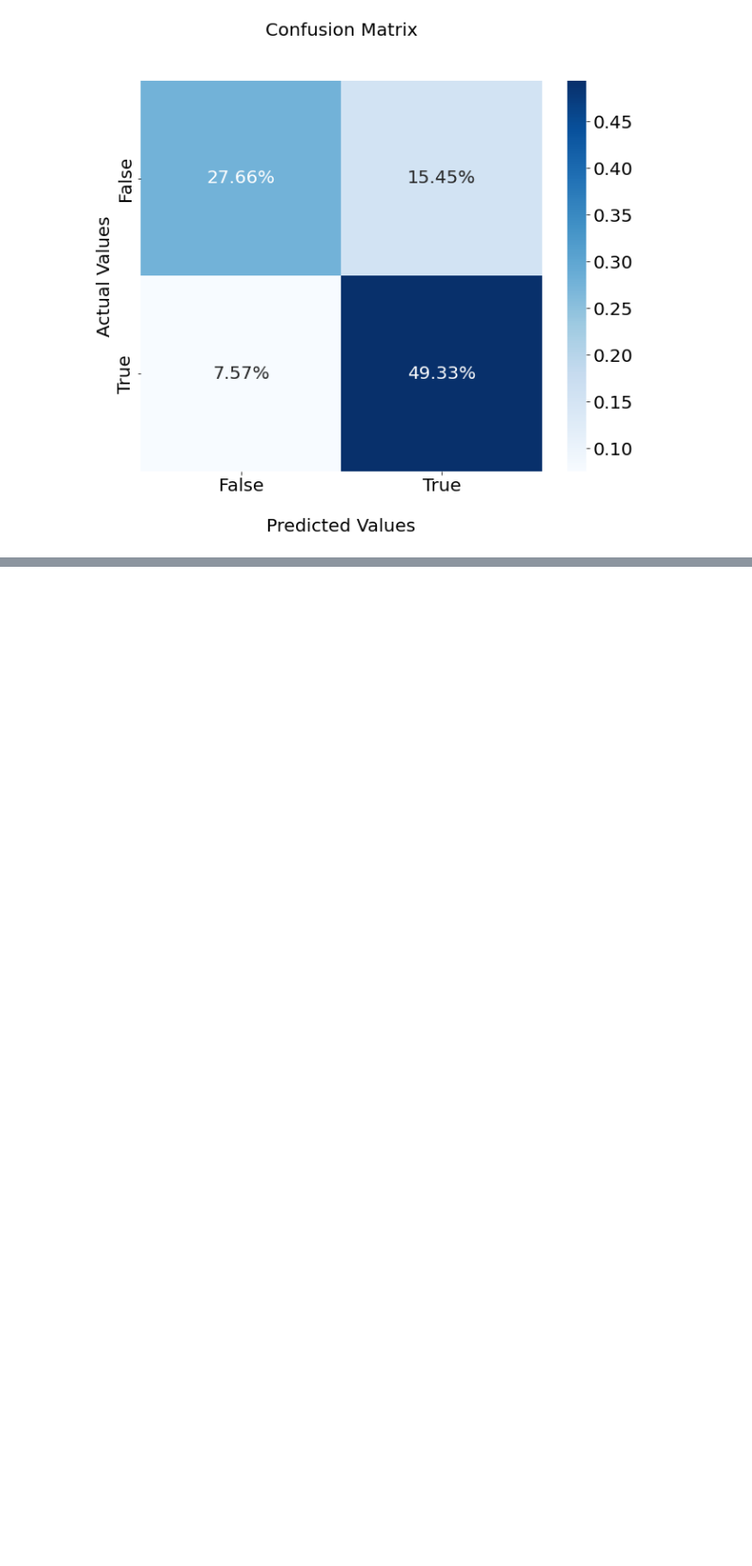
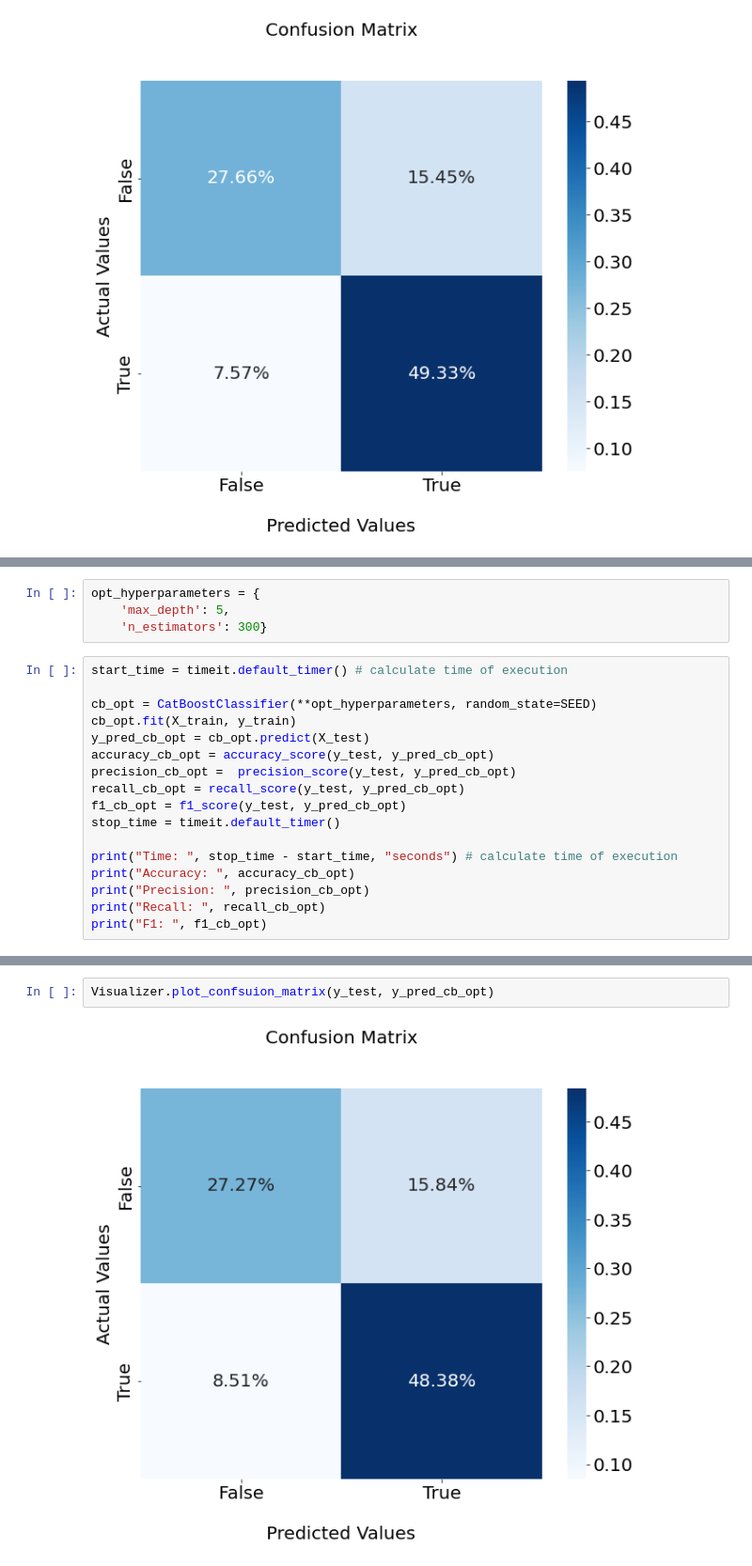
Before and after one commit to kkonstantin182/accenture-lab, a Jupyter notebook: analysis.ipynb, the cells around one changed output, grey strips where cells are left out. Shown: that part at 94% size. Saved outputs shown, nothing was run; the diff lists cells and outputs as text; blank space fills up the shorter version.

```diff
--- a/analysis.ipynb
+++ b/analysis.ipynb
@@ -276,0 +387,21 @@ Visualizer.plot_confsuion_matrix(y_test, y_pred_opt)
+# %%
+opt_hyperparameters = {
+    'max_depth': 5,
+    'n_estimators': 300}
+# %%
+start_time = timeit.default_timer() # calculate time of execution
+
+cb_opt = CatBoostClassifier(**opt_hyperparameters, random_state=SEED)
+cb_opt.fit(X_train, y_train)
+y_pred_cb_opt = cb_opt.predict(X_test)
+accuracy_cb_opt = accuracy_score(y_test, y_pred_cb_opt)
+precision_cb_opt =  precision_score(y_test, y_pred_cb_opt)
+recall_cb_opt = recall_score(y_test, y_pred_cb_opt)
+f1_cb_opt = f1_score(y_test, y_pred_cb_opt)
+stop_time = timeit.default_timer()
+
+print("Time: ", stop_time - start_time, "seconds") # calculate time of execution
+print("Accuracy: ", accuracy_cb_opt)
+print("Precision: ", precision_cb_opt)
+print("Recall: ", recall_cb_opt)
+print("F1: ", f1_cb_opt)
@@ -276,0 +426,4 @@ Visualizer.plot_confsuion_matrix(y_test, y_pred_opt)
+# %%
+Visualizer.plot_confsuion_matrix(y_test, y_pred_cb_opt)
+# %% [output]
+[figure, added]
```
Also changed, not shown: parts of 21 cells of this notebook.
